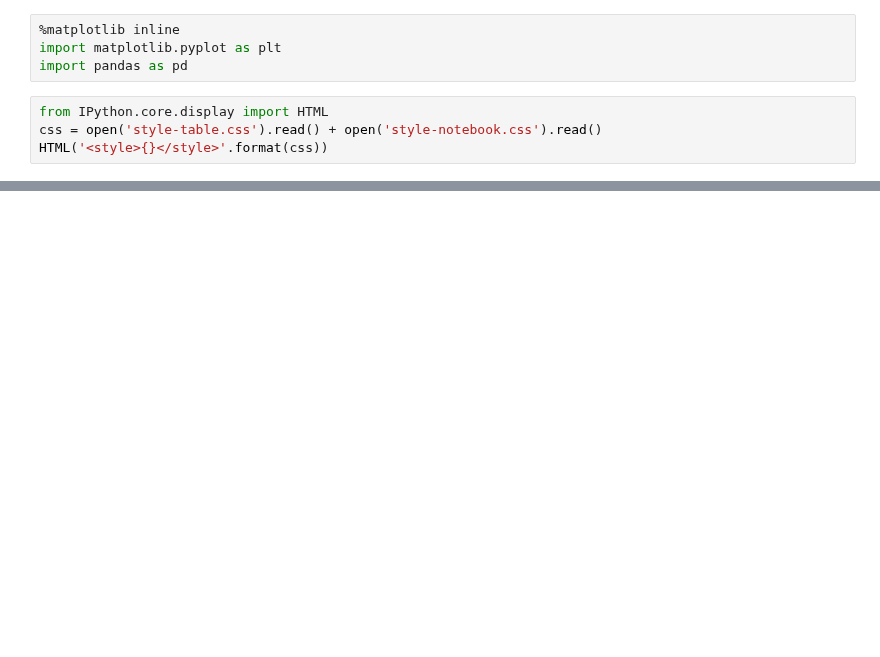
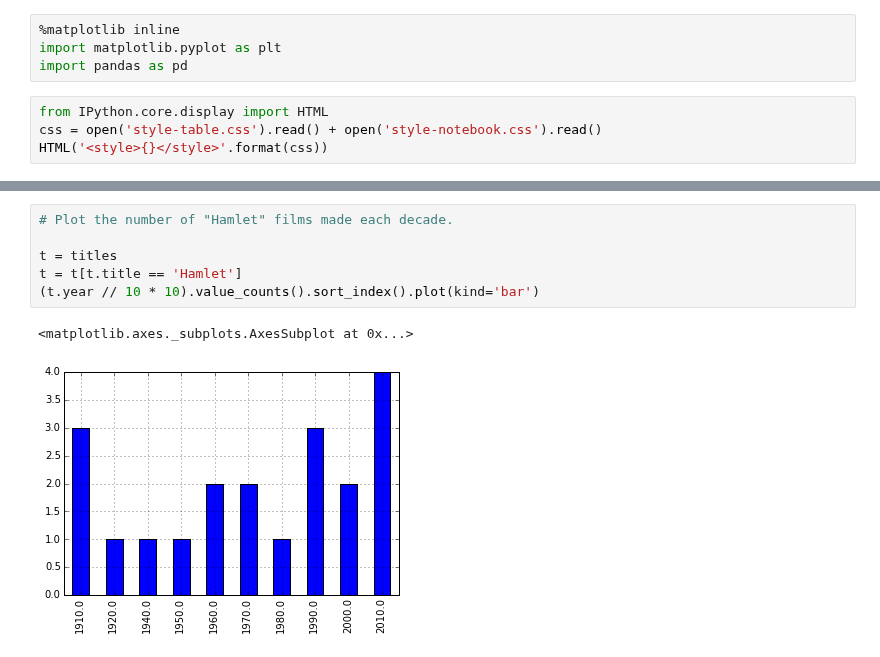
Before and after one commit to brandon-rhodes/pycon-pandas-tutorial, a Jupyter notebook: Solutions-2.ipynb, the cells around one changed output, grey strips where cells are left out. Drawn from its saved outputs; the diff is of its cells as text; blank space fills up the shorter version.

```diff
--- a/Solutions-2.ipynb
+++ b/Solutions-2.ipynb
@@ -89,0 +64,9 @@ Wall time: 5.62 ms
+# %%
+# Plot the number of "Hamlet" films made each decade.
+
+t = titles
+t = t[t.title == 'Hamlet']
+(t.year // 10 * 10).value_counts().sort_index().plot(kind='bar')
+# %% [output]
+<matplotlib.axes._subplots.AxesSubplot at 0x...>
+[figure, added]
```
Also changed, not shown: parts of 26 cells of this notebook, 5 other files.
